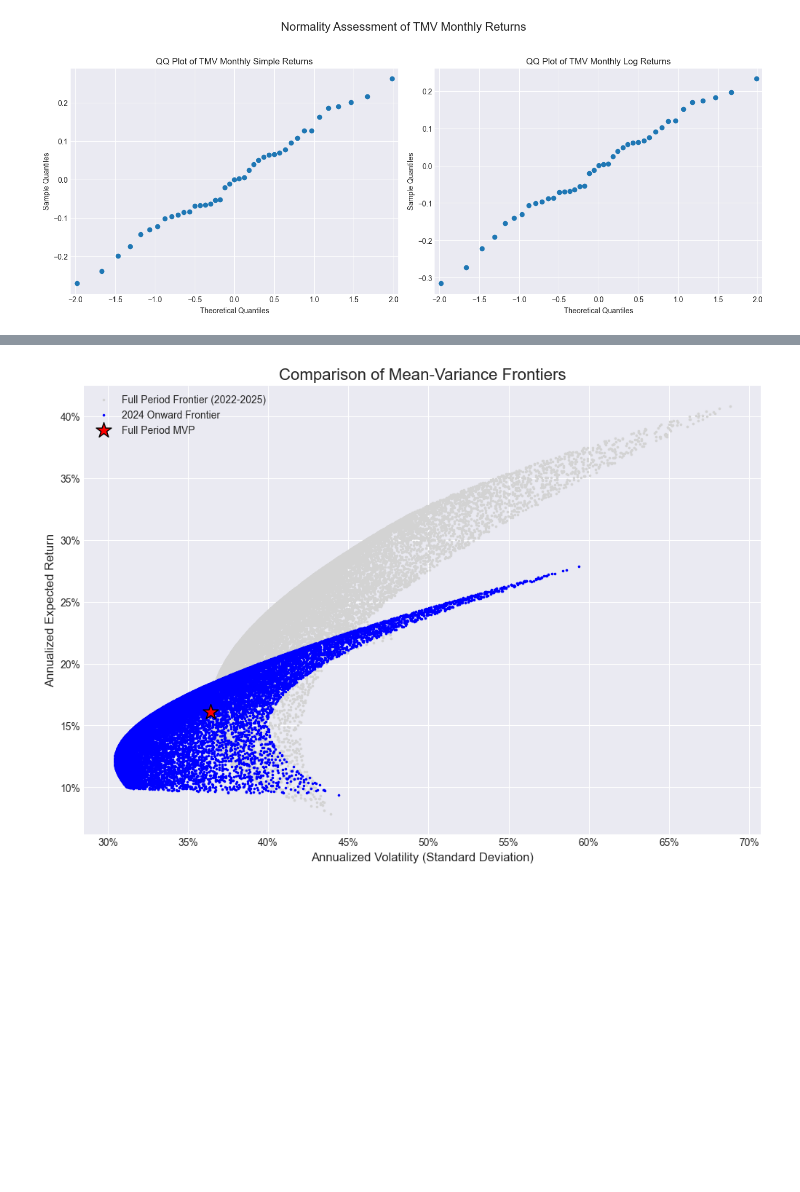
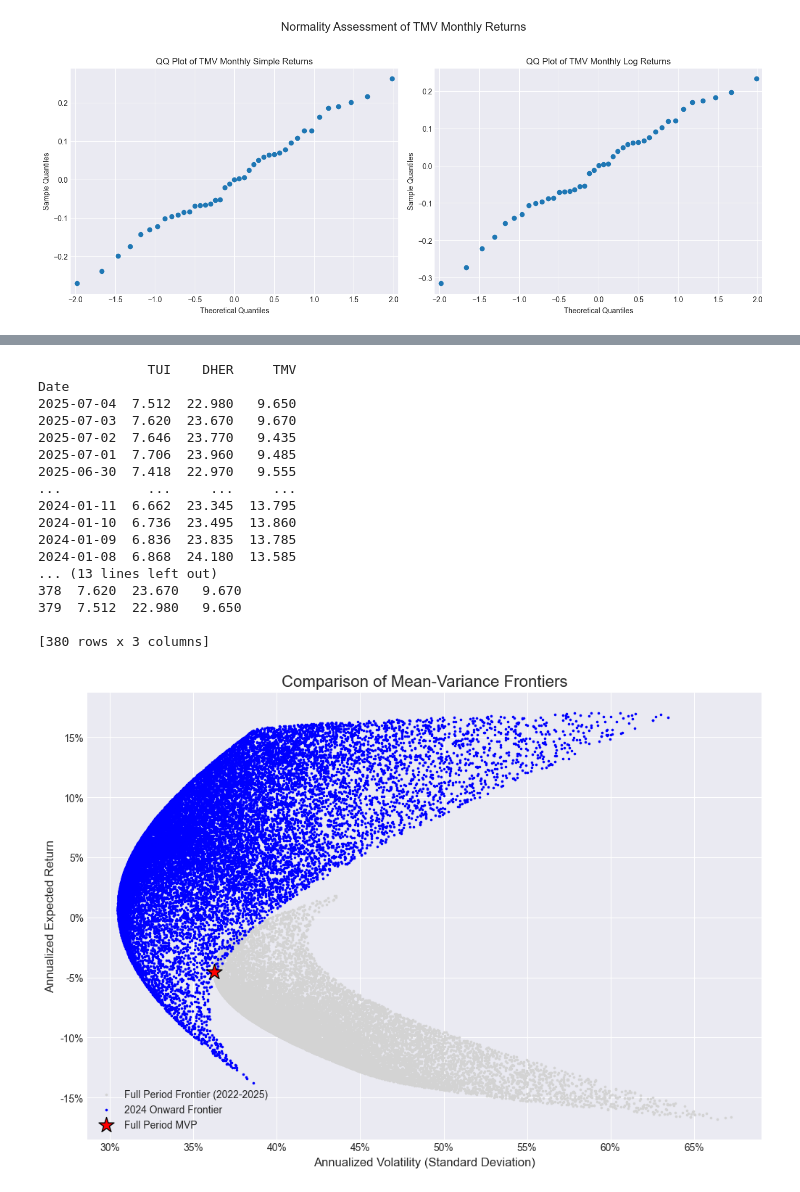
Before and after one commit to NicolasRuffing/Tof-Quizzes, a Jupyter notebook: Nico/Quiz1.ipynb, the cells around one changed output, grey strips where cells are left out. Drawn from its saved outputs; the diff is of its cells as text; code cells hidden in the pictures; blank space fills up the shorter version.

```diff
--- a/Nico/Quiz1.ipynb
+++ b/Nico/Quiz1.ipynb
@@ -101,7 +138,7 @@ plt.show()
 # %%
-log_returns = np.log(data / data.shift(1))
-log_returns = log_returns.dropna()
-correlation_matrix = log_returns.corr()
+returns = stock_data.pct_change()
+returns = returns.dropna()
+correlation_matrix = returns.corr()
 
 print("--- Correlation Matrix (Decimal) ---")
 print(correlation_matrix)
@@ -184,14 +227,14 @@ Standard deviation:  2.29%
 # %%
 trading_days = 252
-mean_returns_annual = log_returns.mean() * trading_days
-cov_matrix_annual = log_returns.cov() * trading_days
+mean_returns_annual = returns.mean() * trading_days
+cov_matrix_annual = returns.cov() * trading_days
 
 num_portfolios = 20000
 portfolio_returns = []
 portfolio_volatilities = []
 
 for i in range(num_portfolios):
-    weights = np.random.random(len(data.columns))
+    weights = np.random.random(len(stock_data.columns))
     weights /= np.sum(weights)
     port_return = np.sum(mean_returns_annual * weights)
     port_volatility = np.sqrt(np.dot(weights.T, np.dot(cov_matrix_annual, weights)))
@@ -200,7 +243,7 @@ for i in range(num_portfolios):
 
 cov_matrix_daily = log_returns.cov()
 inv_cov_matrix = np.linalg.inv(cov_matrix_daily)
-ones_vector = np.ones(len(data.columns))
+ones_vector = np.ones(len(stock_data.columns))
 
 numerator = inv_cov_matrix.dot(ones_vector)
 denominator = ones_vector.T.dot(inv_cov_matrix).dot(ones_vector)
@@ -228,37 +271,55 @@ SyntaxError: invalid syntax (2298051110.py, line 35)
 # %%
-start_date = "2023-01-05"
+start_date = "2024-01-05"
 stock_data_2024 = data[data.index >= pd.to_datetime(start_date)]
-log_returns_2024 = np.log(stock_data_2024[data.columns] / stock_data_2024[data.columns].shift(1)).dropna()
+stock_data_2024 = stock_data_2024.sort_values(by='Date', ascending=True).reset_index(drop=True)
+returns_2024 = stock_data_2024.pct_change().dropna()
 
-mean_returns_annual_2024 = log_returns_2024.mean() * trading_days
-cov_matrix_annual_2024 = log_returns_2024.cov() * trading_days
+mean_returns_annual_2024 = returns_2024.mean() * trading_days
+cov_matrix_annual_2024 = returns_2024.cov() * trading_days
 
 portfolio_returns_2024 = []
 portfolio_volatilities_2024 = []
 
 for i in range(num_portfolios):
-    weights = np.random.random(len(data.columns))
+    weights = np.random.random(len(stock_data.columns))
     weights /= np.sum(weights)
     port_return = np.sum(mean_returns_annual_2024 * weights)
     port_volatility = np.sqrt(np.dot(weights.T, np.dot(cov_matrix_annual_2024, weights)))
     portfolio_returns_2024.append(port_return)
     portfolio_volatilities_2024.append(port_volatility)
 
 plt.style.use('seaborn-v0_8-darkgrid')
 plt.figure(figsize=(12, 8))
 plt.scatter(portfolio_volatilities, portfolio_returns, c='lightgray', marker='.', s=10, label='Full Period Frontier (2022-2025)')
 
 
 plt.scatter(portfolio_volatilities_2024, portfolio_returns_2024, c='blue', marker='.', s=10, label='2024 Onward Frontier')
 plt.scatter(mvp_volatility, mvp_return, c='red', marker='*', s=250, edgecolors='black', label='Full Period MVP')
 
 # Formatting
 plt.title('Comparison of Mean-Variance Frontiers', fontsize=16)
 plt.xlabel('Annualized Volatility (Standard Deviation)', fontsize=12)
 plt.ylabel('Annualized Expected Return', fontsize=12)
 plt.gca().xaxis.set_major_formatter(plt.FuncFormatter('{:.0%}'.format))
 plt.gca().yaxis.set_major_formatter(plt.FuncFormatter('{:.0%}'.format))
 plt.legend()
 plt.show()
 # %% [output]
+              TUI    DHER     TMV
+Date
+2025-07-04  7.512  22.980   9.650
+2025-07-03  7.620  23.670   9.670
+2025-07-02  7.646  23.770   9.435
+2025-07-01  7.706  23.960   9.485
+2025-06-30  7.418  22.970   9.555
+...           ...     ...     ...
+2024-01-11  6.662  23.345  13.795
+2024-01-10  6.736  23.495  13.860
+2024-01-09  6.836  23.835  13.785
+2024-01-08  6.868  24.180  13.585
+... (13 lines left out)
+378  7.620  23.670   9.670
+379  7.512  22.980   9.650
+
+[380 rows x 3 columns]
-[figure, old version]
+[figure, new version]
```
Also changed, not shown: parts of 17 cells of this notebook.
